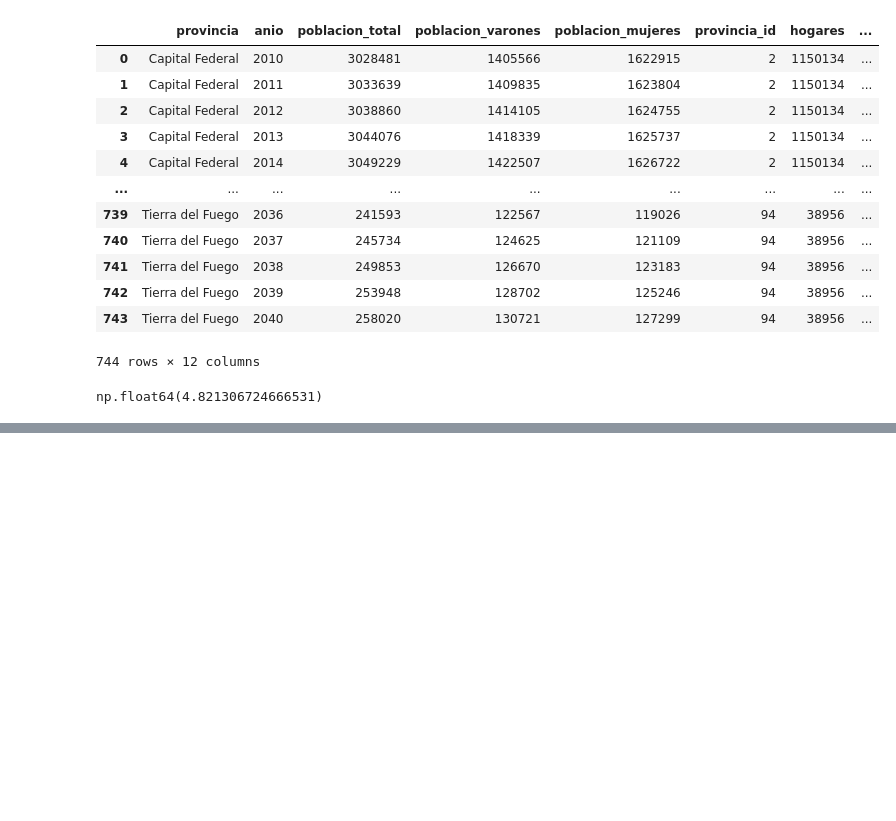
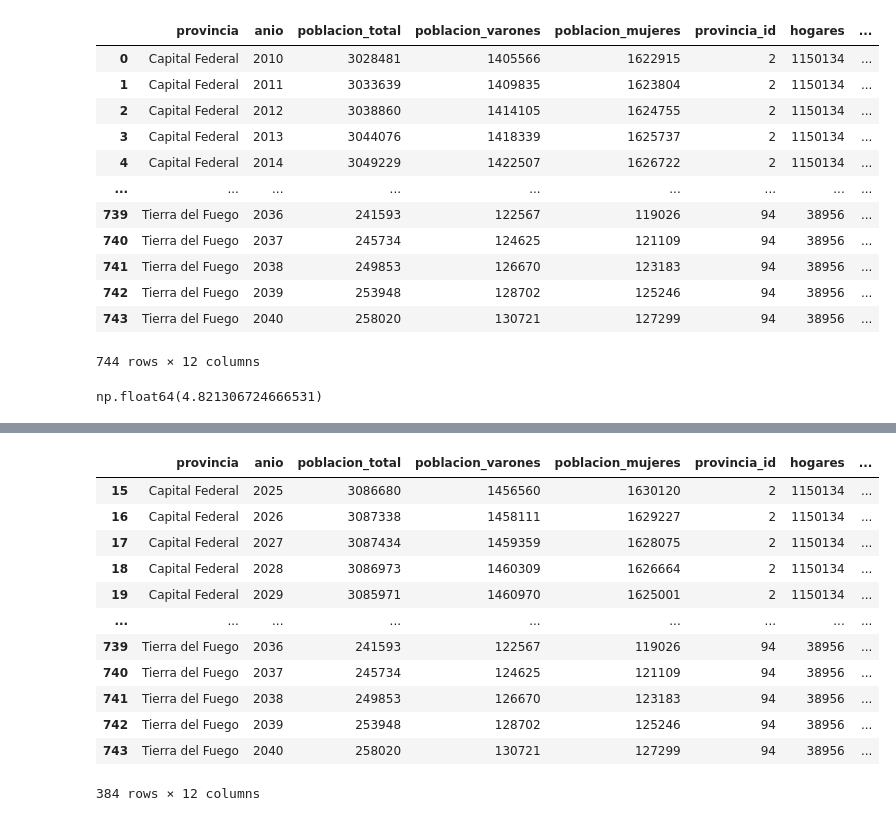
Before and after one commit to yanetcoronelok/api2_coronel_yanet, a Jupyter notebook: api2_coronel_yanet.ipynb, the cells around one changed output, grey strips where cells are left out. Cells and saved outputs as stored; diff of their text form; code cells hidden in the pictures; blank space fills up the shorter version.

```diff
--- a/api2_coronel_yanet.ipynb
+++ b/api2_coronel_yanet.ipynb
@@ -259,0 +293,17 @@ np.float64(4.821306724666531)
+# %%
+datos_futuros = poblacion_superficie[poblacion_superficie["anio"] > 2024]
+datos_futuros
+# %% [output]
+|  | provincia | anio | poblacion_total | poblacion_varones | poblacion_mujeres | provincia_id | hogares | ... |
+| 15 | Capital Federal | 2025 | 3086680 | 1456560 | 1630120 | 2 | 1150134 | ... |
+| 16 | Capital Federal | 2026 | 3087338 | 1458111 | 1629227 | 2 | 1150134 | ... |
+| 17 | Capital Federal | 2027 | 3087434 | 1459359 | 1628075 | 2 | 1150134 | ... |
+| 18 | Capital Federal | 2028 | 3086973 | 1460309 | 1626664 | 2 | 1150134 | ... |
+| 19 | Capital Federal | 2029 | 3085971 | 1460970 | 1625001 | 2 | 1150134 | ... |
+| ... | ... | ... | ... | ... | ... | ... | ... | ... |
+| 739 | Tierra del Fuego | 2036 | 241593 | 122567 | 119026 | 94 | 38956 | ... |
+| 740 | Tierra del Fuego | 2037 | 245734 | 124625 | 121109 | 94 | 38956 | ... |
+| 741 | Tierra del Fuego | 2038 | 249853 | 126670 | 123183 | 94 | 38956 | ... |
+| 742 | Tierra del Fuego | 2039 | 253948 | 128702 | 125246 | 94 | 38956 | ... |
+| 743 | Tierra del Fuego | 2040 | 258020 | 130721 | 127299 | 94 | 38956 | ... |
+384 rows × 12 columns
```
Also changed, not shown: parts of 4 cells of this notebook.
